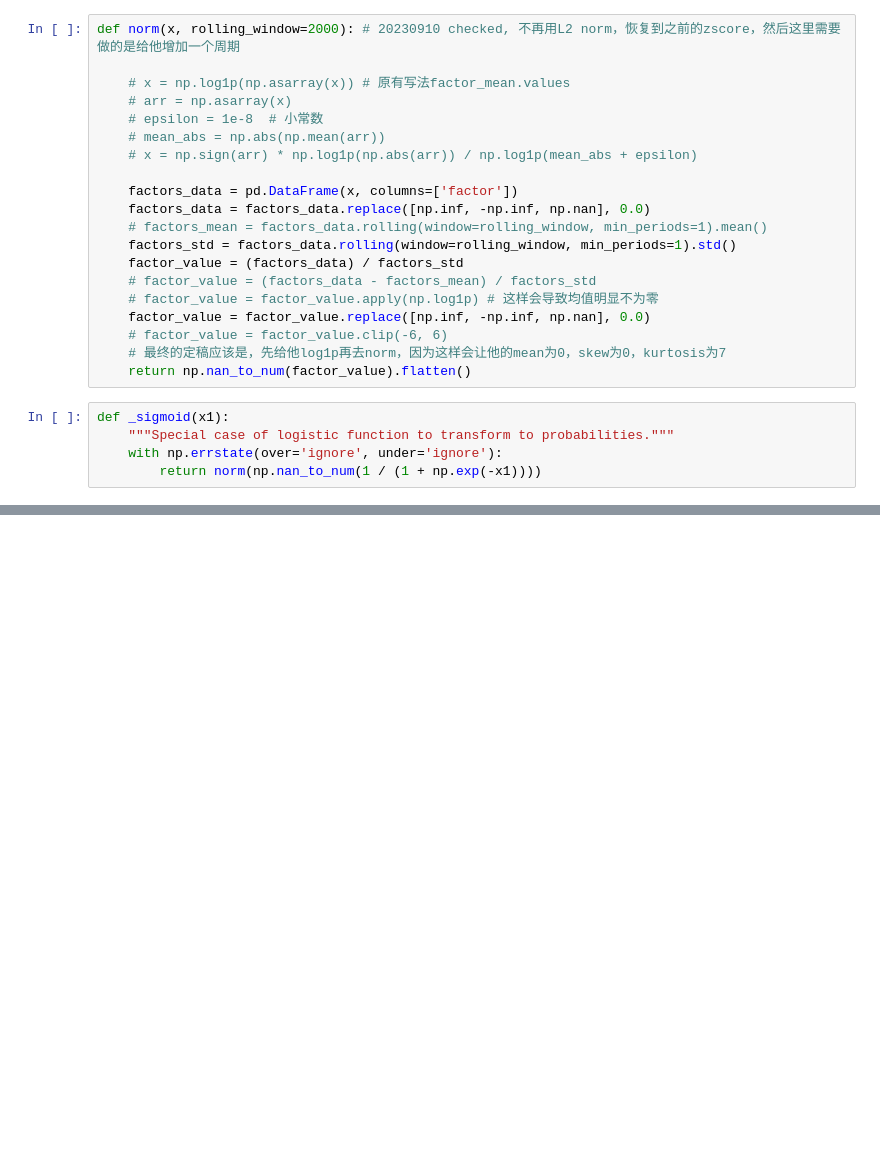
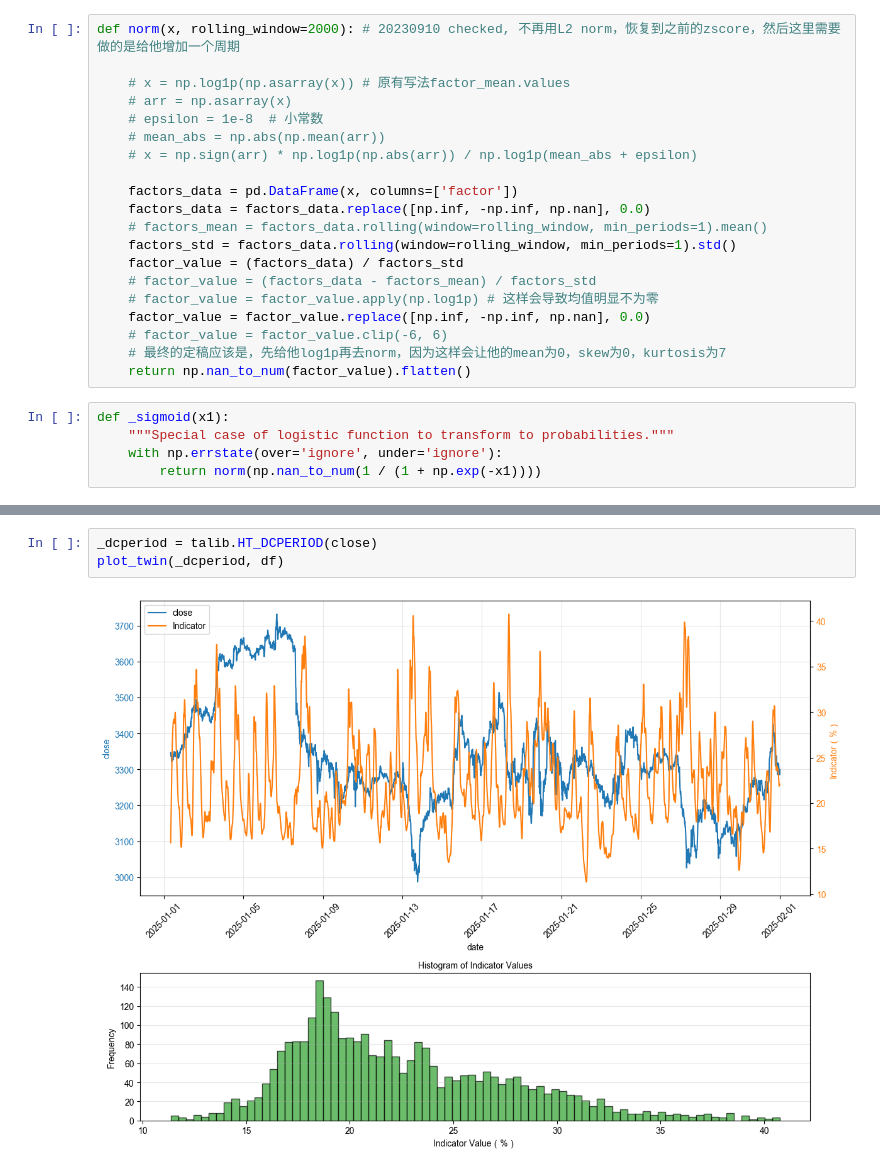
Before and after one commit to aamingaa/gp_crypto_next_2, a Jupyter notebook: functions.ipynb, the cells around one changed output, grey strips where cells are left out. Saved outputs shown, nothing was run; the diff lists cells and outputs as text; blank space fills up the shorter version.

```diff
--- a/functions.ipynb
+++ b/functions.ipynb
@@ -60,0 +599,5 @@ def _sigmoid(x1):
+# %%
+_dcperiod = talib.HT_DCPERIOD(close)
+plot_twin(_dcperiod, df)
+# %% [output]
+[figure, added]
```
Also changed, not shown: parts of 8 cells of this notebook.
